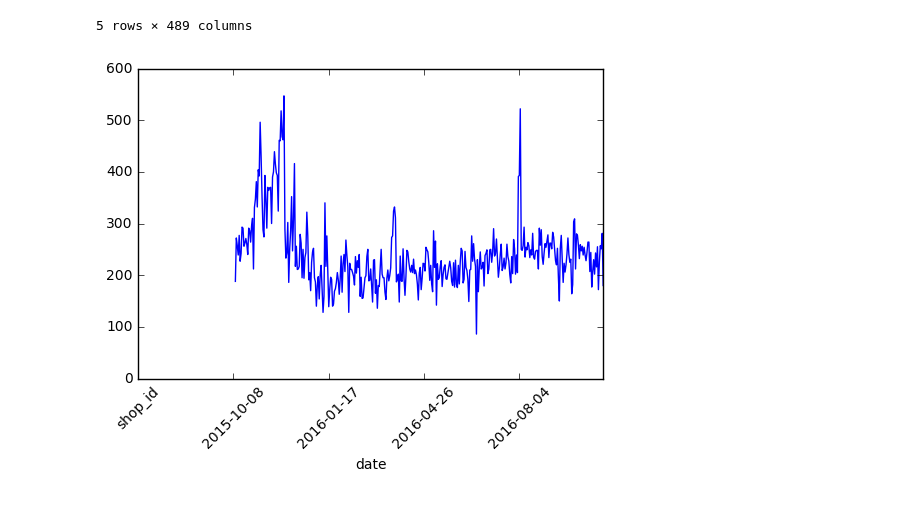
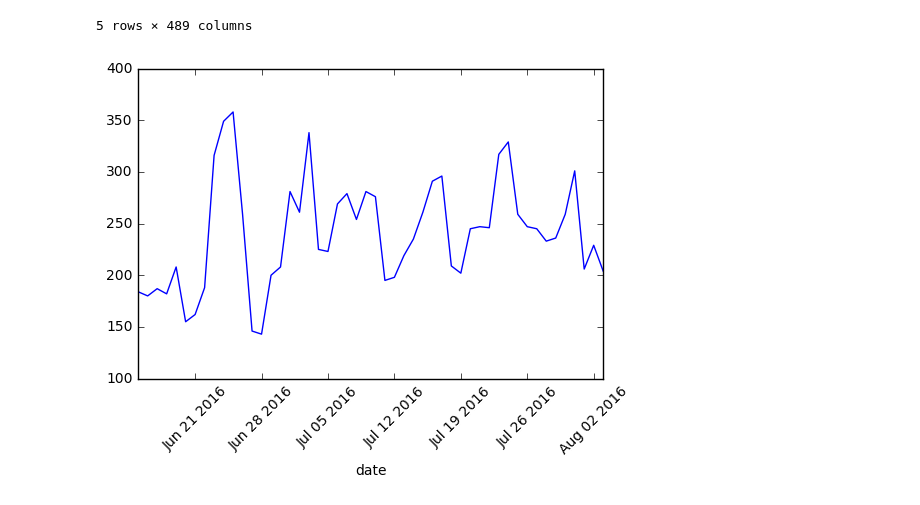
Before and after one commit to AlfredGao/IJCAI2017_Koubei, a Jupyter notebook: model/data_playground.ipynb, the cells around one changed output. Cells and saved outputs as stored; diff of their text form; code cells hidden in the pictures.

```diff
--- a/model/data_playground.ipynb
+++ b/model/data_playground.ipynb
@@ -69,11 +70,12 @@ tmp.head()
 | 4 | 5 | NaN | NaN | NaN | NaN | NaN | NaN | NaN | ... |
 5 rows × 489 columns
 # %%
-tmp.iloc[0].plot()
+from pandas.tools.plotting import autocorrelation_plot
+tmp.iloc[128, 350:400].plot()
 plt.xticks(rotation=45)
 plt.show()
 # %% [output]
-[figure, old version]
+[figure, new version]
 # %%
 # tmp = shop_pay_day.copy()
 # tmp.merge(shop_info, on='shop_id')
```
Also changed, not shown: parts of 18 cells of this notebook, 18 other files.
